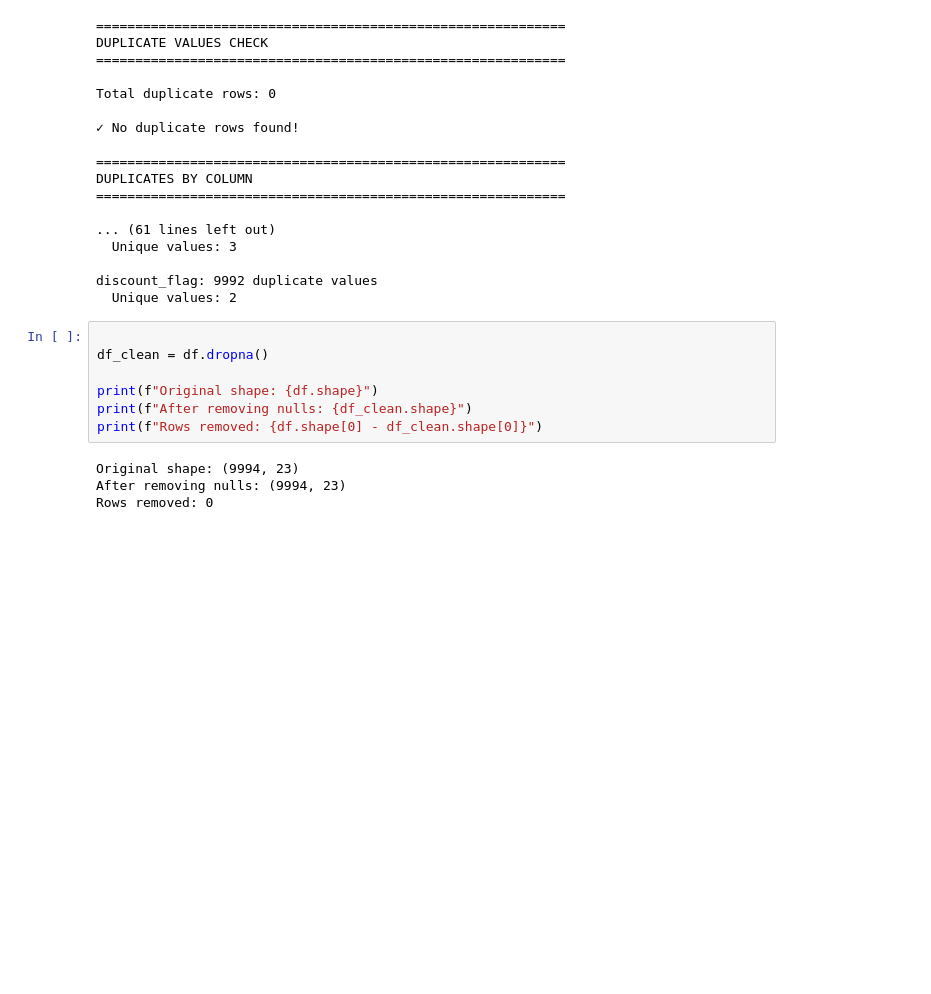
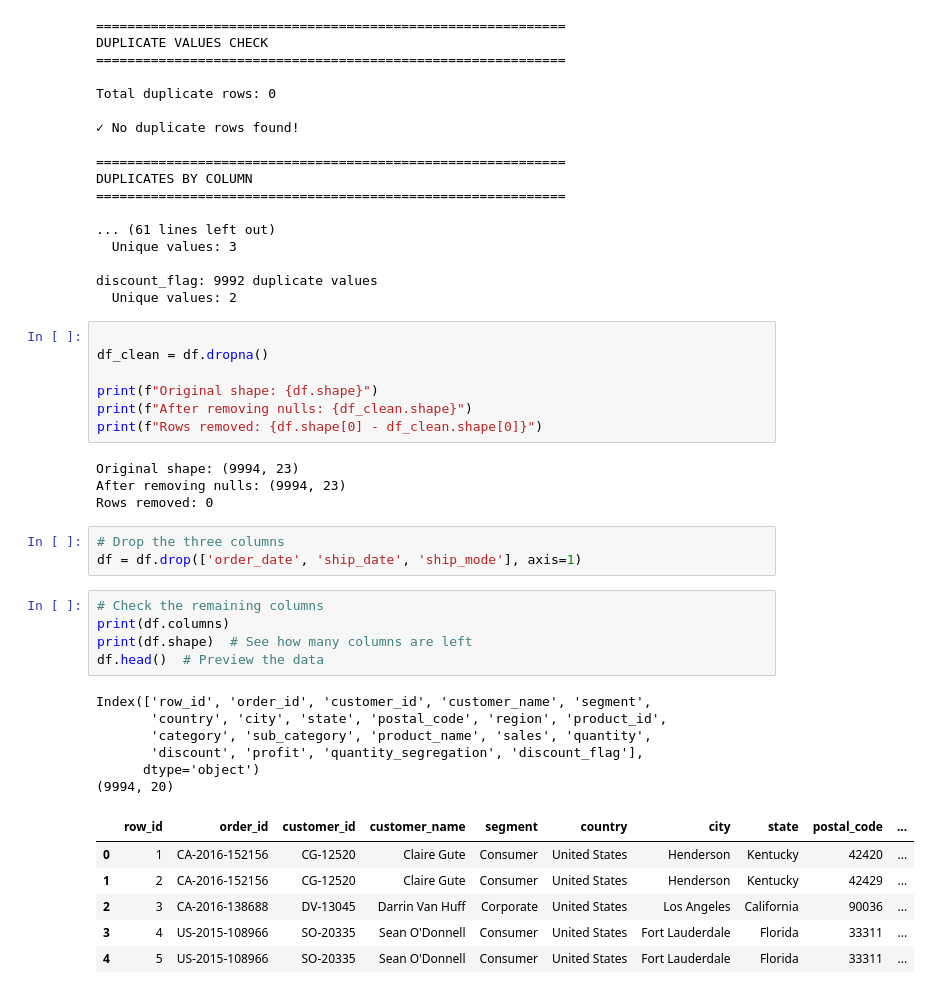
Before and after one commit to nitish-raj98/Data_Analysis-DailyWork, a Jupyter notebook: Myworking.ipynb, the cells around one changed output. Saved outputs shown, nothing was run; the diff lists cells and outputs as text; blank space fills up the shorter version.

Commit message:
Removed order_date, ship_date, ship_mode columns - updated

```diff
--- a/Myworking.ipynb
+++ b/Myworking.ipynb
@@ -552,3 +552,24 @@ print(f"Rows removed: {df.shape[0] - df_clean.shape[0]}")
 Original shape: (9994, 23)
 After removing nulls: (9994, 23)
 Rows removed: 0
+# %%
+# Drop the three columns
+df = df.drop(['order_date', 'ship_date', 'ship_mode'], axis=1)
+# %%
+# Check the remaining columns
+print(df.columns)
+print(df.shape)  # See how many columns are left
+df.head()  # Preview the data
+# %% [output]
+Index(['row_id', 'order_id', 'customer_id', 'customer_name', 'segment',
+       'country', 'city', 'state', 'postal_code', 'region', 'product_id',
+       'category', 'sub_category', 'product_name', 'sales', 'quantity',
+       'discount', 'profit', 'quantity_segregation', 'discount_flag'],
+      dtype='object')
+(9994, 20)
+|  | row_id | order_id | customer_id | customer_name | segment | country | city | state | postal_code | ... |
+| 0 | 1 | CA-2016-152156 | CG-12520 | Claire Gute | Consumer | United States | Henderson | Kentucky | 42420 | ... |
+| 1 | 2 | CA-2016-152156 | CG-12520 | Claire Gute | Consumer | United States | Henderson | Kentucky | 42429 | ... |
+| 2 | 3 | CA-2016-138688 | DV-13045 | Darrin Van Huff | Corporate | United States | Los Angeles | California | 90036 | ... |
+| 3 | 4 | US-2015-108966 | SO-20335 | Sean O'Donnell | Consumer | United States | Fort Lauderdale | Florida | 33311 | ... |
+| 4 | 5 | US-2015-108966 | SO-20335 | Sean O'Donnell | Consumer | United States | Fort Lauderdale | Florida | 33311 | ... |
```
